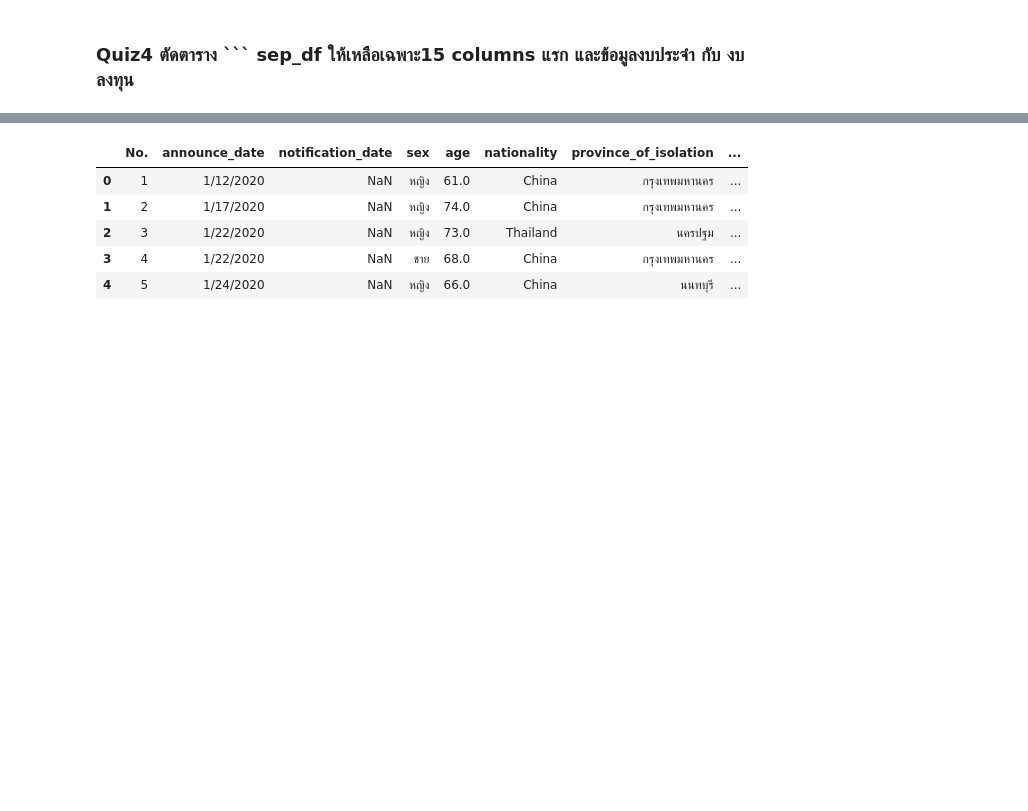
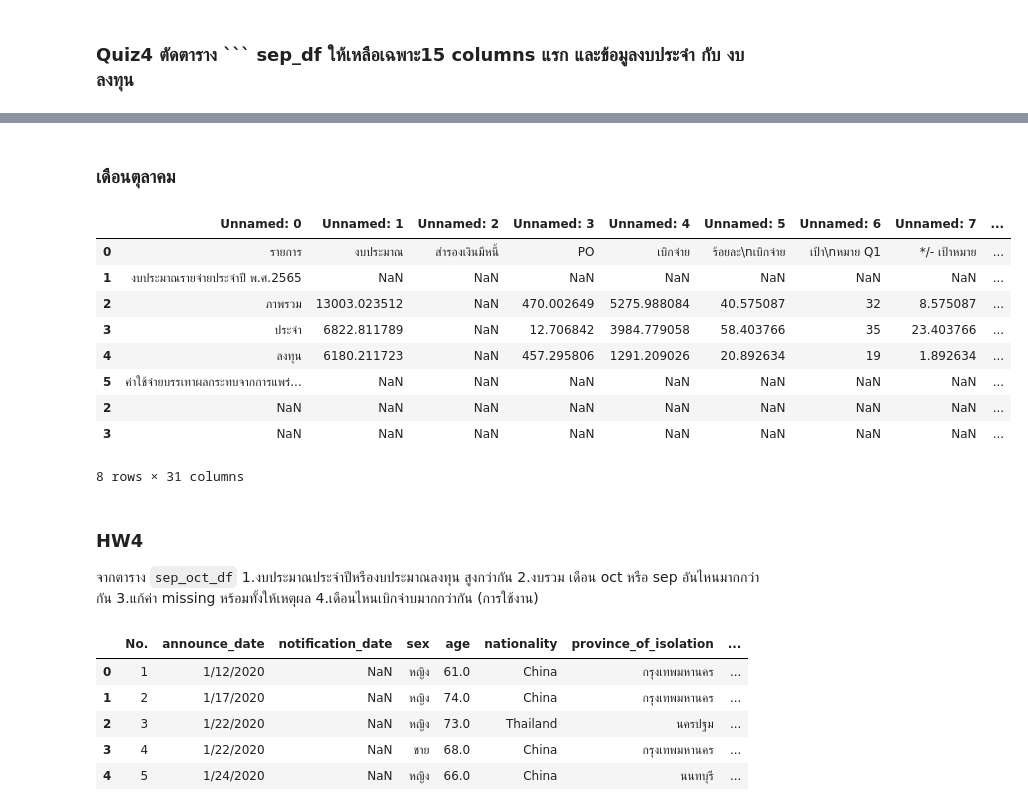
Before and after one commit to Jindapornphopomee/Python_tadaviz2023, a Jupyter notebook: Pandas102.ipynb, the cells around one changed output, grey strips where cells are left out. Cells and saved outputs as stored; diff of their text form; code cells hidden in the pictures; blank space fills up the shorter version.

````diff
--- a/Pandas102.ipynb
+++ b/Pandas102.ipynb
@@ -24,3 +24,5 @@ sep_df
 ### Quiz4 ตัดตาราง ``` sep_df ให้เหลือเฉพาะ15 columns แรก และข้อมูลงบประจำ กับ งบลงทุน
 # %%
 sep_df.drop(axisl,columns=)
+# %%
+sep_df['เดือน-ปี'] = len(sep_df)*['sep-65']
@@ -27,3 +39,30 @@ sep_df.drop(axisl,columns=)
+# %% [markdown]
+### เดือนตุลาคม
+# %%
+oct_df = pd.read_excel('/content/-30.09.65.xlsx',header=8,skipfooter=26)
+oct_df = oct_df.iloc[-2:,:15]
+oct_df['เดือน-ปี'] = len(oct_df)*['oct-65']
+# %%
+sep_oct_df = pd.concat([sep_df,oct_df])
+sep_oct_df
+# %% [output]
+|  | Unnamed: 0 | Unnamed: 1 | Unnamed: 2 | Unnamed: 3 | Unnamed: 4 | Unnamed: 5 | Unnamed: 6 | Unnamed: 7 | ... |
+| 0 | รายการ | งบประมาณ | สำรองเงินมีหนี้ | PO | เบิกจ่าย | ร้อยละ\nเบิกจ่าย | เป้า\nหมาย Q1 | */- เป้าหมาย | ... |
+| 1 | งบประมาณรายจ่ายประจำปี พ.ศ.2565 | NaN | NaN | NaN | NaN | NaN | NaN | NaN | ... |
+| 2 | ภาพรวม | 13003.023512 | NaN | 470.002649 | 5275.988084 | 40.575087 | 32 | 8.575087 | ... |
+| 3 | ประจำ | 6822.811789 | NaN | 12.706842 | 3984.779058 | 58.403766 | 35 | 23.403766 | ... |
+| 4 | ลงทุน | 6180.211723 | NaN | 457.295806 | 1291.209026 | 20.892634 | 19 | 1.892634 | ... |
+| 5 | ค่าใช้จ่ายบรรเทาผลกระทบจากการแพร่... | NaN | NaN | NaN | NaN | NaN | NaN | NaN | ... |
+| 2 | NaN | NaN | NaN | NaN | NaN | NaN | NaN | NaN | ... |
+| 3 | NaN | NaN | NaN | NaN | NaN | NaN | NaN | NaN | ... |
+8 rows × 31 columns
+# %% [markdown]
+### HW4
+จากตาราง ```sep_oct_df```
+1.งบประมาณประจำปีหรืองบประมาณลงทุน สูงกว่ากัน
+2.งบรวม เดือน oct หรือ sep อันไหนมากกว่ากัน
+3.แก้ค่า missing หร้อมทั้งให้เหตุผล
+4.เดือนไหนเบิกจ่าบมากกว่ากัน (การใช้งาน)
 # %%
 data_file_path = os.path.join(path,'pm-20-jan-2021.csv') # เชื่อมกับไฟล์ .csv
 data_df = pd.read_csv(data_file_path)
````
Also changed, not shown: parts of 1 cell of this notebook.
